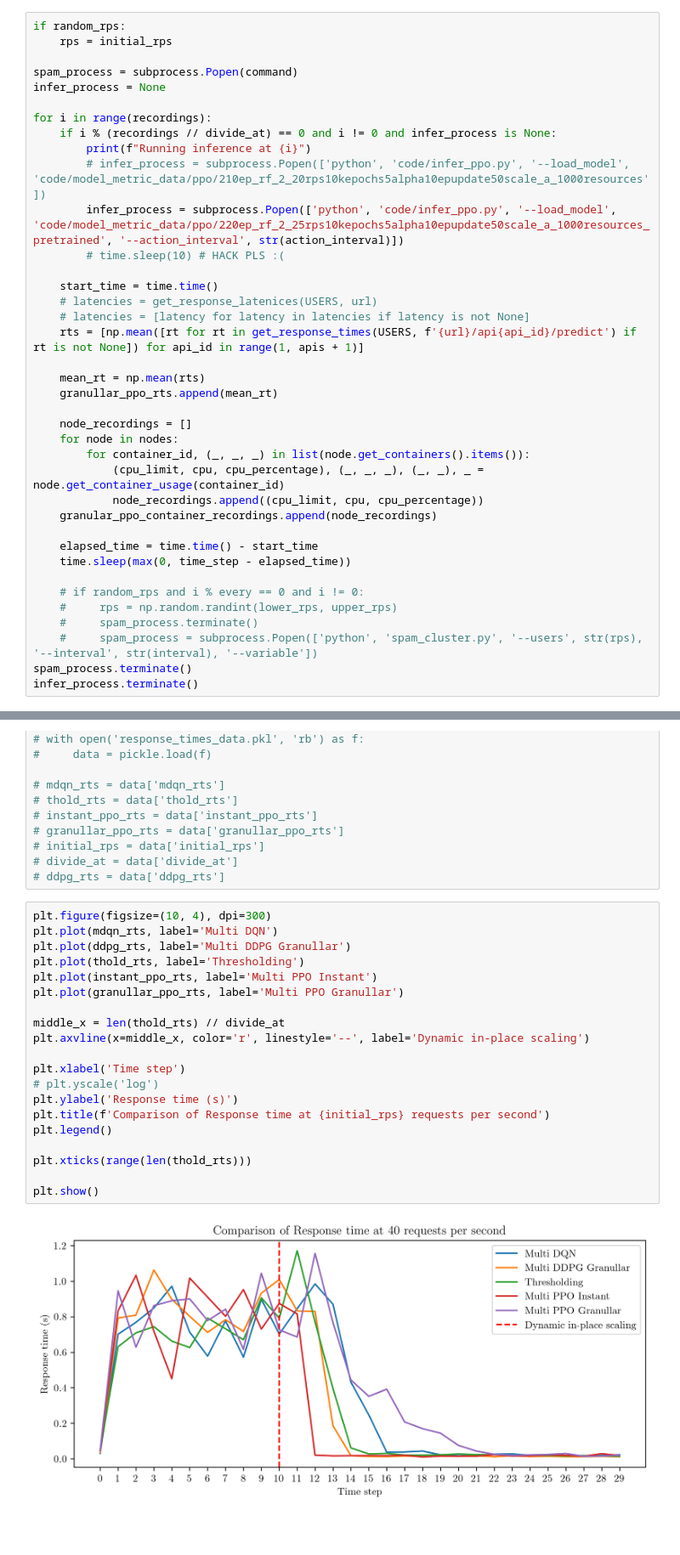
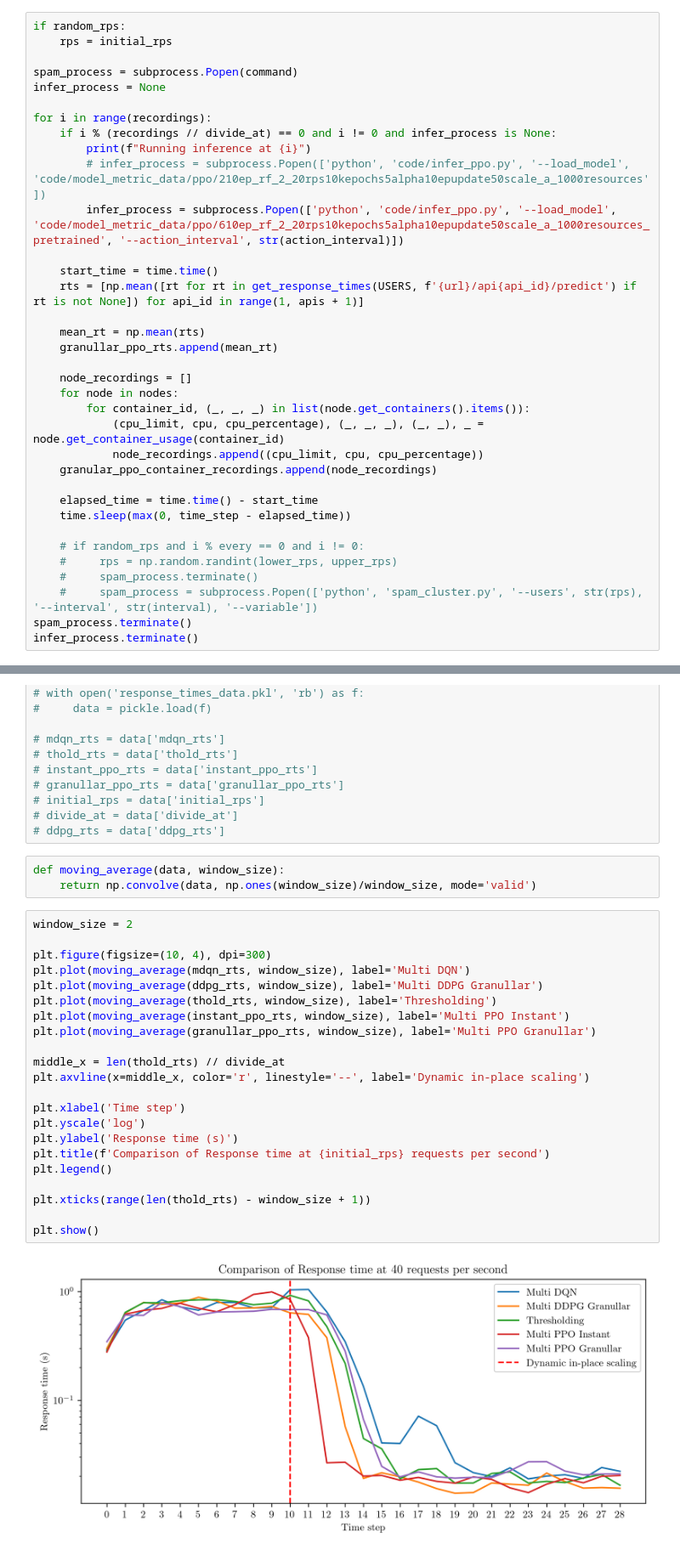
Before and after one commit to sensorlab/agent-edgeautoscaling, a Jupyter notebook: code/alg_analysis.ipynb, the cells around one changed output, grey strips where cells are left out. Shown at 85% size. Drawn from its saved outputs; the diff is of its cells as text; blank space fills up the shorter version.

Commit message:
change priority arguments, add more result visualizations, add arguments to training ddpg

```diff
--- a/code/alg_analysis.ipynb
+++ b/code/alg_analysis.ipynb
@@ -388,12 +386,9 @@ for i in range(recordings):
     if i % (recordings // divide_at) == 0 and i != 0 and infer_process is None:
         print(f"Running inference at {i}")
         # infer_process = subprocess.Popen(['python', 'code/infer_ppo.py', '--load_model', 'code/model_metric_data/ppo/210ep_rf_2_20rps10kepochs5alpha10epupdate50scale_a_1000resources'])
-        infer_process = subprocess.Popen(['python', 'code/infer_ppo.py', '--load_model', 'code/model_metric_data/ppo/220ep_rf_2_25rps10kepochs5alpha10epupdate50scale_a_1000resources_pretrained', '--action_interval', str(action_interval)])
-        # time.sleep(10) # HACK PLS :(
+        infer_process = subprocess.Popen(['python', 'code/infer_ppo.py', '--load_model', 'code/model_metric_data/ppo/610ep_rf_2_20rps10kepochs5alpha10epupdate50scale_a_1000resources_pretrained', '--action_interval', str(action_interval)])
 
     start_time = time.time()
-    # latencies = get_response_latenices(USERS, url)
-    # latencies = [latency for latency in latencies if latency is not None]
     rts = [np.mean([rt for rt in get_response_times(USERS, f'{url}/api{api_id}/predict') if rt is not None]) for api_id in range(1, apis + 1)]
 
     mean_rt = np.mean(rts)
@@ -459,28 +454,33 @@ Using default priority setting... [1, 1, ..., 1]
 # initial_rps = data['initial_rps']
 # divide_at = data['divide_at']
 # ddpg_rts = data['ddpg_rts']
+# %%
+def moving_average(data, window_size):
+    return np.convolve(data, np.ones(window_size)/window_size, mode='valid')
 # %%
+window_size = 2
+
 plt.figure(figsize=(10, 4), dpi=300)
-plt.plot(mdqn_rts, label='Multi DQN')
-plt.plot(ddpg_rts, label='Multi DDPG Granullar')
-plt.plot(thold_rts, label='Thresholding')
-plt.plot(instant_ppo_rts, label='Multi PPO Instant')
-plt.plot(granullar_ppo_rts, label='Multi PPO Granullar')
+plt.plot(moving_average(mdqn_rts, window_size), label='Multi DQN')
+plt.plot(moving_average(ddpg_rts, window_size), label='Multi DDPG Granullar')
+plt.plot(moving_average(thold_rts, window_size), label='Thresholding')
+plt.plot(moving_average(instant_ppo_rts, window_size), label='Multi PPO Instant')
+plt.plot(moving_average(granullar_ppo_rts, window_size), label='Multi PPO Granullar')
 
 middle_x = len(thold_rts) // divide_at
 plt.axvline(x=middle_x, color='r', linestyle='--', label='Dynamic in-place scaling')
 
 plt.xlabel('Time step')
-# plt.yscale('log')
+plt.yscale('log')
 plt.ylabel('Response time (s)')
 plt.title(f'Comparison of Response time at {initial_rps} requests per second')
 plt.legend()
 
-plt.xticks(range(len(thold_rts)))
+plt.xticks(range(len(thold_rts) - window_size + 1))
 
 plt.show()
 # %% [output]
-[figure, old version]
+[figure, new version]
 # %%
 print(f"Thresholding: {np.mean(thold_rts)}\nMDQN: {np.mean(mdqn_rts)}\nInstant PPO: {np.mean(instant_ppo_rts)}\nGranullar PPO: {np.mean(granullar_ppo_rts)}\nGranullar PPO: {np.mean(ddpg_rts)}")
 # %% [output]
```
Also changed, not shown: parts of 15 cells of this notebook, 6 other files.
